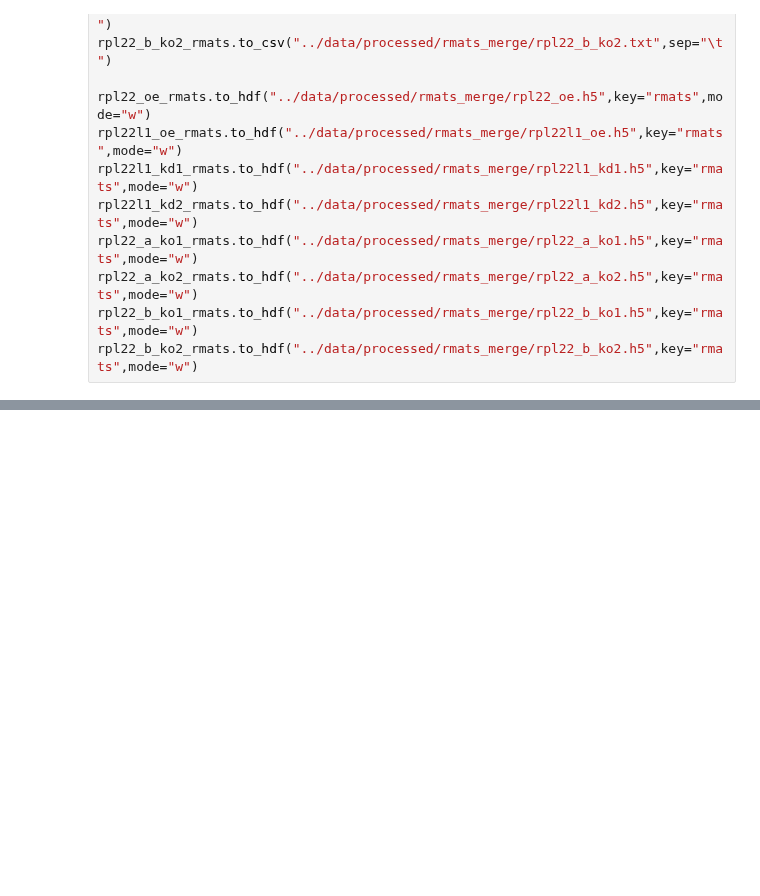
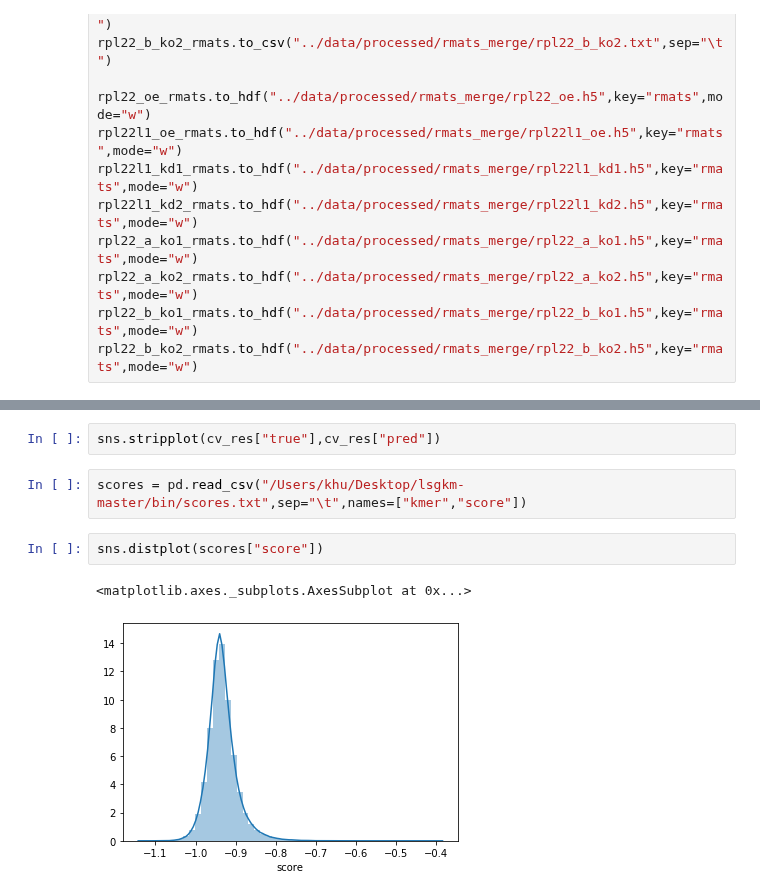
Before and after one commit to kevinhu/mdm4-splicing, a Jupyter notebook: notebooks/p2_rmats.ipynb, the cells around one changed output, grey strips where cells are left out. Saved outputs shown, nothing was run; the diff lists cells and outputs as text; blank space fills up the shorter version.

```diff
--- a/notebooks/p2_rmats.ipynb
+++ b/notebooks/p2_rmats.ipynb
@@ -160,0 +263,9 @@ rpl22_b_ko2_rmats.to_hdf("../data/processed/rmats_merge/rpl22_b_ko2.h5",key="rma
+# %%
+sns.stripplot(cv_res["true"],cv_res["pred"])
+# %%
+scores = pd.read_csv("/Users/khu/Desktop/lsgkm-master/bin/scores.txt",sep="\t",names=["kmer","score"])
+# %%
+sns.distplot(scores["score"])
+# %% [output]
+<matplotlib.axes._subplots.AxesSubplot at 0x...>
+[figure, added]
```
Also changed, not shown: parts of 10 cells of this notebook, 24 other files.
